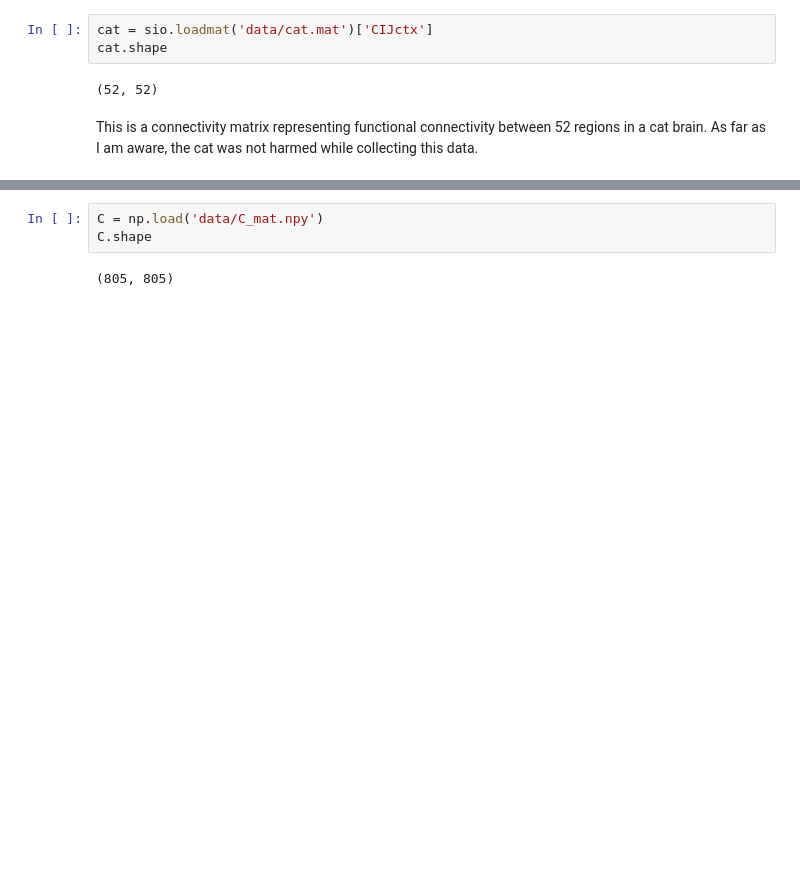
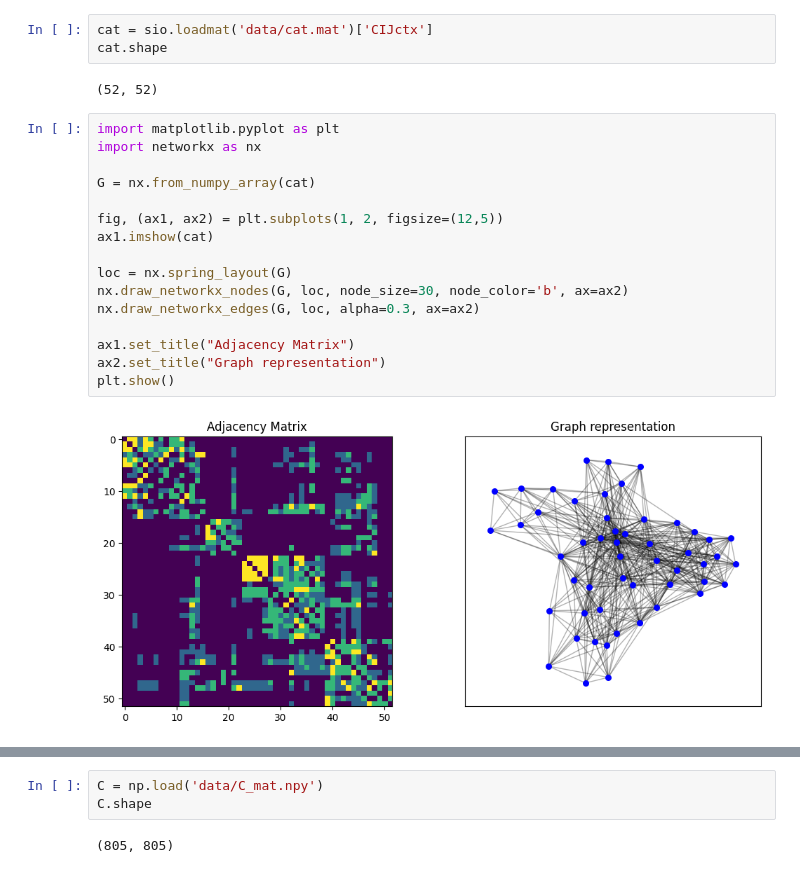
Before and after one commit to acceleratescience/data-school-Autumn23, a Jupyter notebook: Labs/Lab 3/profiling.ipynb, the cells around one changed output, grey strips where cells are left out. Saved outputs shown, nothing was run; the diff lists cells and outputs as text; blank space fills up the shorter version.

```diff
--- a/Labs/Lab 3/profiling.ipynb
+++ b/Labs/Lab 3/profiling.ipynb
@@ -32,5 +32,21 @@ cat = sio.loadmat('data/cat.mat')['CIJctx']
 cat.shape
 # %% [output]
 (52, 52)
-# %% [markdown]
-This is a connectivity matrix representing functional connectivity between 52 regions in a cat brain. As far as I am aware, the cat was not harmed while collecting this data.
+# %%
+import matplotlib.pyplot as plt
+import networkx as nx
+
+G = nx.from_numpy_array(cat)
+
+fig, (ax1, ax2) = plt.subplots(1, 2, figsize=(12,5))
+ax1.imshow(cat)
+
+loc = nx.spring_layout(G)
+nx.draw_networkx_nodes(G, loc, node_size=30, node_color='b', ax=ax2)
+nx.draw_networkx_edges(G, loc, alpha=0.3, ax=ax2)
+
+ax1.set_title("Adjacency Matrix")
+ax2.set_title("Graph representation")
+plt.show()
+# %% [output]
+[figure, added]
```
Also changed, not shown: parts of 12 cells of this notebook, 3 other files.
